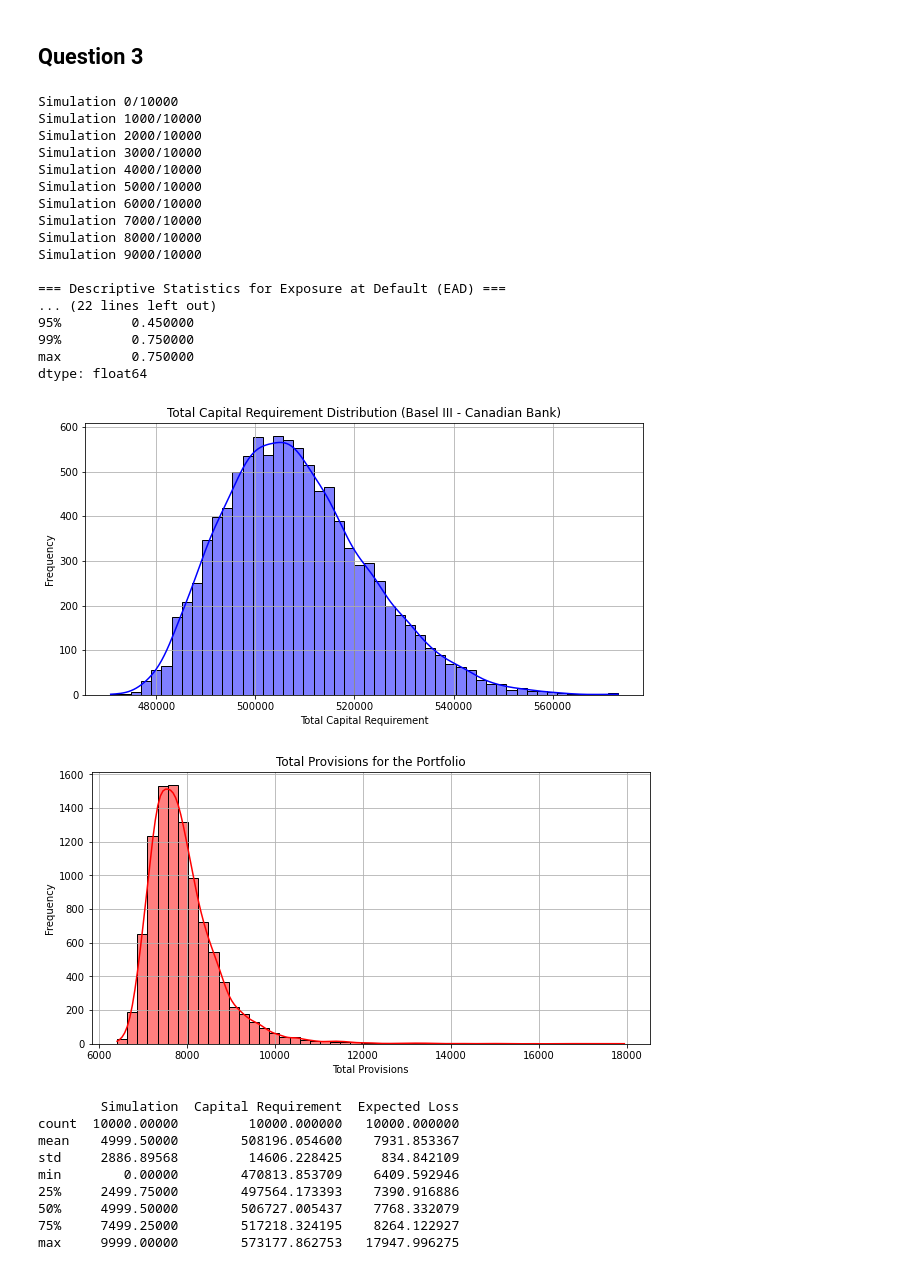
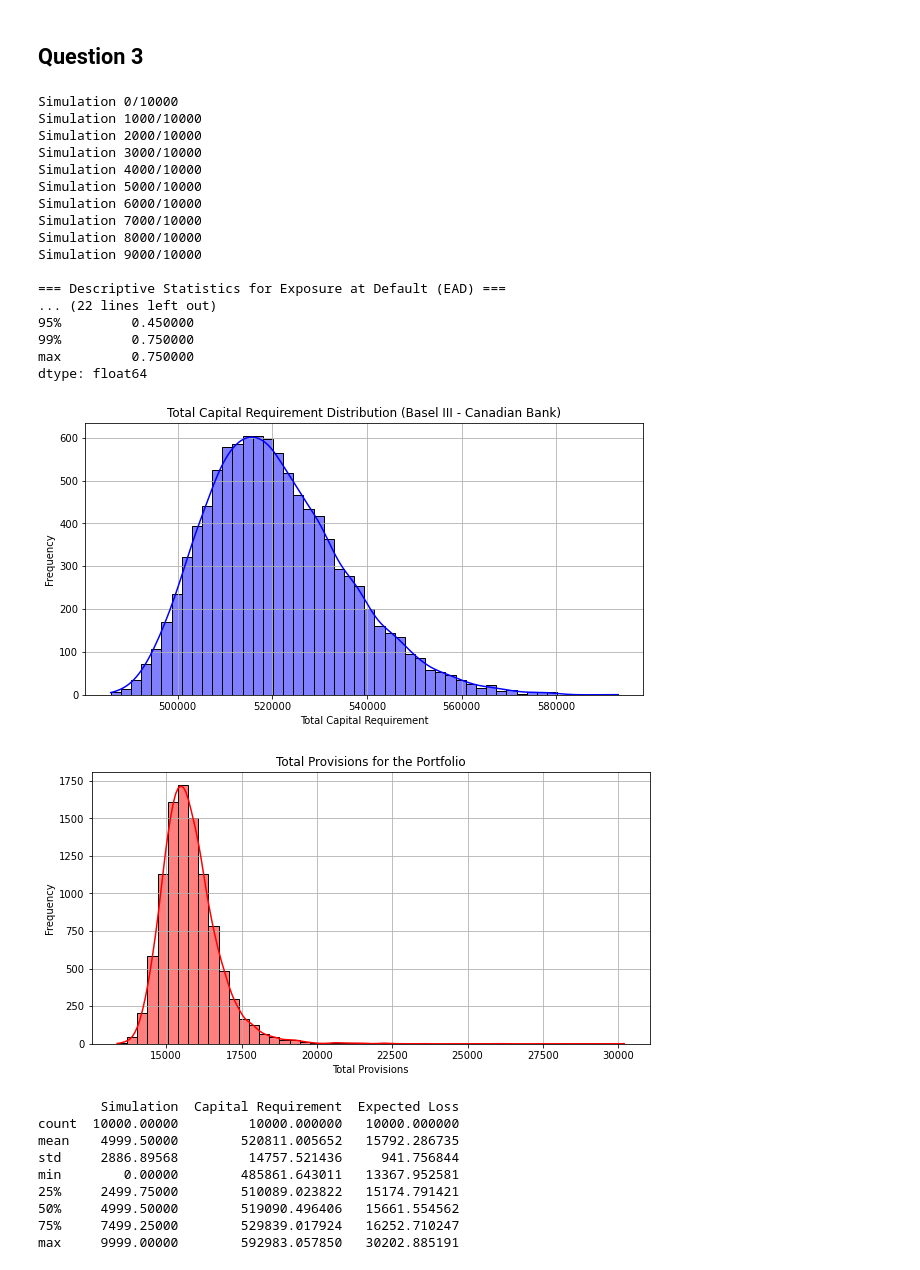
Before and after one commit to willseff/bond-pricing, a Jupyter notebook: bond_pricing.ipynb, the cells around one changed output. Drawn from its saved outputs; the diff is of its cells as text; code cells hidden in the pictures.

```diff
--- a/bond_pricing.ipynb
+++ b/bond_pricing.ipynb
@@ -317,6 +317,9 @@ rating.set_index(rating.iloc[:, 0], inplace=True)
 rating = rating.iloc[:, 1:]
 pd_mean_series = rating.loc["Weighted long-term average"] / 100
 pd_std_series = rating.loc["Standard deviation"] / 100
+
+# Combine CCC, CC, and C ratings into one category
+bonds_2025.loc[:, 'RATING'] = bonds_2025['RATING'].replace({'CCC':'CCC/C', 'CC':'CCC/C', 'C':'CCC/C'})
 
 # Apply PD values to bonds
 bonds_cap = bonds_2025.copy()
@@ -328,33 +331,51 @@ bonds_cap['LGD'] = np.where(bonds_cap['SECURITY_LEVEL'].isin(['SEN', 'SS']), 0.4
 
 # Monte Carlo Simulation Setup
 num_simulations = 10000
-pd_mean = bonds_cap['PD_mean'].fillna(0).values
-pd_std = bonds_cap['PD_std'].fillna(0).values
+pd_mean = bonds_cap['PD_mean'].values
+pd_std = bonds_cap['PD_std'].values
 lgd = bonds_cap['LGD'].values
 ead = bonds_cap['PRINCIPAL_AMT'].values
 maturity_years = bonds_cap['years_to_maturity'].values
 
-# Fix zero PD values
+# Fix zero PD values to avoid log(0) error
 pd_mean_fixed = np.where(pd_mean > 0, pd_mean, 1e-6)
 pd_std_fixed = np.where(pd_std > 0, pd_std, 1e-6)
 
 # Monte Carlo Simulation
 capitalreq_fixed = np.zeros(num_simulations)
 expected_losses = np.zeros(num_simulations)
+
+# Run Monte Carlo Simulation
 for i in range(num_simulations):
     if i % 1000 == 0:
         print(f"Simulation {i}/{num_simulations}")
+
+    # create vector for random standard normal values
     z_values = np.random.normal(0, 1, len(bonds_cap))
+
+    # create vector for sigma parameter for lognormal distribution
     sigma = np.sqrt(np.log(1 + (pd_std_fixed ** 2 / pd_mean_fixed ** 2)))
+
+    # create vector for mu parameter for lognormal distribution
     mu = np.log(pd_mean_fixed) - (sigma ** 2 / 2)
+
+    # generate uniform distribution with random values
     cumulative_probs = norm.cdf(z_values)
+
+    # generate simulated PDs
     simulated_pds = lognorm.ppf(cumulative_probs, s=sigma, scale=np.exp(mu))
-    simulated_pds = np.clip(simulated_pds, 0.0005, 1)
-    PD_clipped = np.clip(simulated_pds, 1e-9, 1 - 1e-9)
+
+    # Clip simulated PDs to not exceed 1 and not be less than 0.0005 (according to Basel III)
+    PD_clipped = np.clip(simulated_pds, 0.0005, 1 - 1e-9)
+
+    # Calculate capital requirement for each simulation
     R = 0.12 * (1 - np.exp(-50 * PD_clipped)) / (1 - np.exp(-50)) + \
         0.24 * (1 - (1 - np.exp(-50 * PD_clipped)) / (1 - np.exp(-50)))
+
     b = (0.11852 - 0.05478 * np.log(PD_clipped)) ** 2
+
     adjustment = (1 + (maturity_years - 2.5) * b) / (1 - 1.5 * b)
+
     K = (lgd * norm.cdf((norm.ppf(PD_clipped) + np.sqrt(R) * norm.ppf(0.999)) / np.sqrt(1 - R)) - PD_clipped * lgd)
     capitalreq_fixed[i] = np.sum(K * adjustment * ead)
 
@@ -401,41 +422,41 @@ plt.show()
 plt.figure(figsize=(10, 5))
 sns.histplot(expected_losses, bins=50, kde=True, color='red')
 plt.xlabel("Total Provisions")
 plt.ylabel("Frequency")
 plt.title("Total Provisions for the Portfolio")
 plt.grid(True)
 plt.show()
 
 # -------------------------------------------
 # Descriptive Statistics for Capital Requirements and Expected Losses
 # -------------------------------------------
 print(capitalreq_summary_fixed.describe())
 # %% [output]
 Simulation 0/10000
 Simulation 1000/10000
 Simulation 2000/10000
 Simulation 3000/10000
 Simulation 4000/10000
 Simulation 5000/10000
 Simulation 6000/10000
 Simulation 7000/10000
 Simulation 8000/10000
 Simulation 9000/10000
 
 === Descriptive Statistics for Exposure at Default (EAD) ===
 ... (22 lines left out)
 95%         0.450000
 99%         0.750000
 max         0.750000
 dtype: float64
-[figure, old version]
+[figure, new version]
-[figure, old version]
+[figure, new version]
         Simulation  Capital Requirement  Expected Loss
 count  10000.00000         10000.000000   10000.000000
-mean    4999.50000        508196.054600    7931.853367
-std     2886.89568         14606.228425     834.842109
-min        0.00000        470813.853709    6409.592946
-25%     2499.75000        497564.173393    7390.916886
-50%     4999.50000        506727.005437    7768.332079
-75%     7499.25000        517218.324195    8264.122927
-max     9999.00000        573177.862753   17947.996275
+mean    4999.50000        520811.005652   15792.286735
+std     2886.89568         14757.521436     941.756844
+min        0.00000        485861.643011   13367.952581
+25%     2499.75000        510089.023822   15174.791421
+50%     4999.50000        519090.496406   15661.554562
+75%     7499.25000        529839.017924   16252.710247
+max     9999.00000        592983.057850   30202.885191
```
Also changed, not shown: parts of 10 cells of this notebook, 1 other file.
